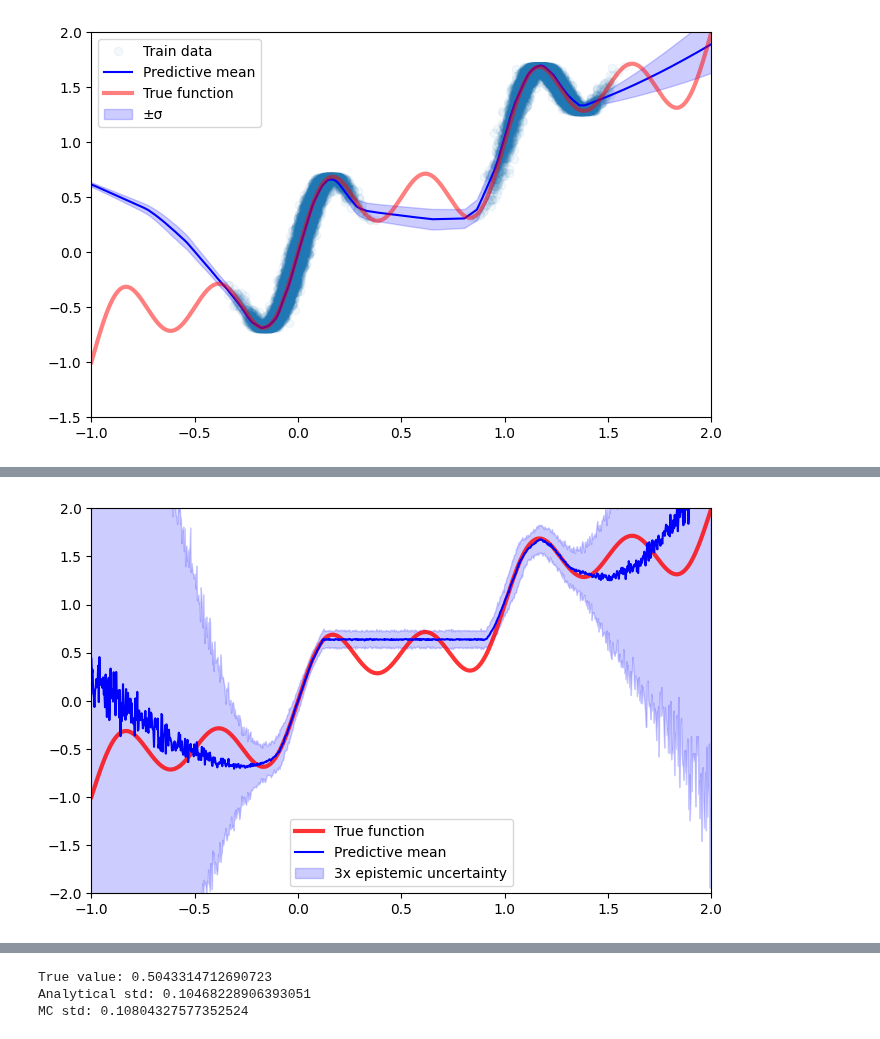
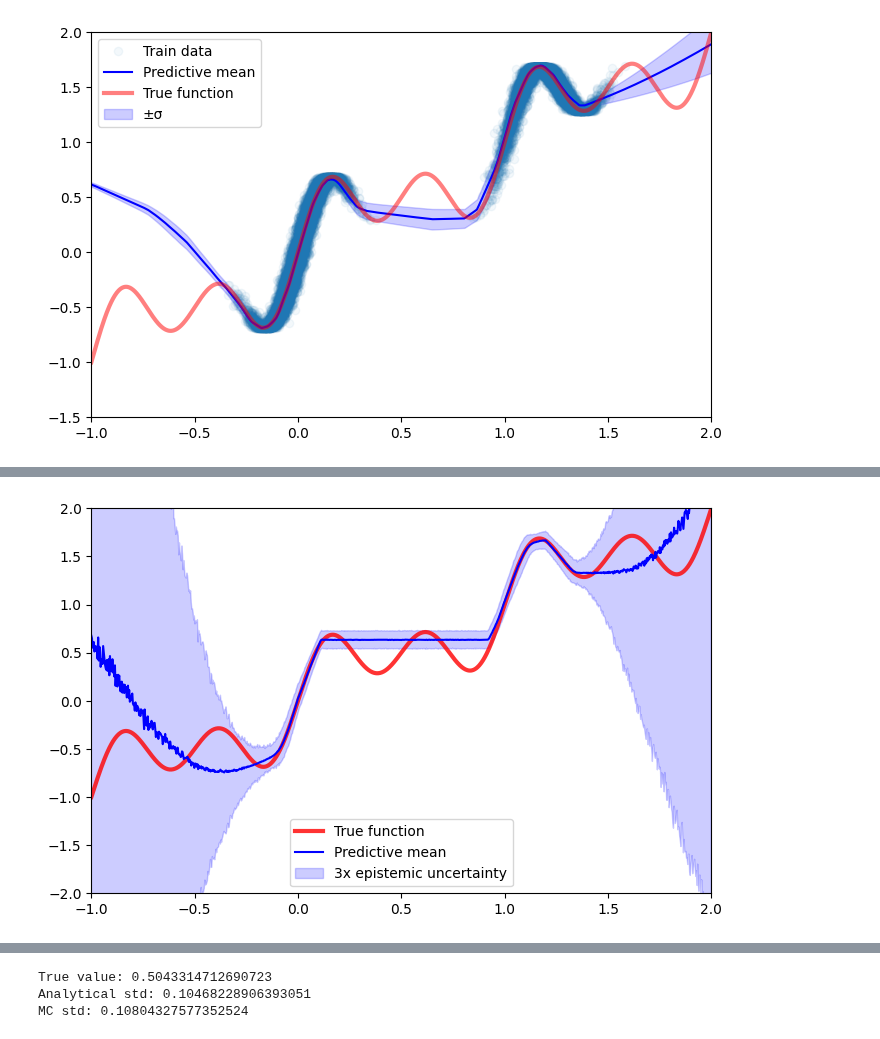
Before and after one commit to kacper-drabicki/redshift, a Jupyter notebook: BNN-testing.ipynb, the cells around one changed output, grey strips where cells are left out. Cells and saved outputs as stored; diff of their text form; code cells hidden in the pictures.

```diff
--- a/BNN-testing.ipynb
+++ b/BNN-testing.ipynb
@@ -282,7 +282,7 @@ x_test = np.linspace(-1, 2, 1000)
 y_test = x_test + 0.3 * np.sin(2 * np.pi * x_test) + 0.3 * np.sin(4 * np.pi * x_test)
 
 means = []
-for _ in range(100):
+for _ in range(1000):
     means.append(model(x_test))
 
 y_mean = np.array(means).mean(axis=0)
@@ -292,7 +292,7 @@ y_std = np.sqrt(y_epistemic_variance)
 
 import matplotlib.pyplot as plt
 plt.figure(figsize=(8,5))
-# plt.plot(X_train, y_train, 'o', label='Train data', alpha=0.1)
+plt.plot(X_train, y_train, 'o', label='Train data', alpha=0.01)
 plt.plot(x_test, y_test, 'r', linewidth=3, label="True function", alpha=0.8)
 plt.plot(x_test, y_mean, color='b', label='Predictive mean')
 plt.fill_between(x_test.flatten(),
@@ -308,31 +308,18 @@ plt.show()
 # %%
-x_test = np.linspace(-1, 2, 1000)
-y_test = x_test + 0.3 * np.sin(2 * np.pi * x_test) + 0.3 * np.sin(4 * np.pi * x_test)
-
-means = []
-for _ in range(100):
-    means.append(model(x_test))
-
-y_mean = np.array(means).mean(axis=0)
-y_epistemic_variance = np.array(means).std(axis=0) ** 2
-y_std = np.sqrt(y_epistemic_variance)
-
-
-import matplotlib.pyplot as plt
 plt.figure(figsize=(8,5))
-# plt.plot(X_train, y_train, 'o', label='Train data', alpha=0.1)
+# plt.plot(X_train, y_train, 'o', label='Train data', alpha=0.01)
 plt.plot(x_test, y_test, 'r', linewidth=3, label="True function", alpha=0.8)
 plt.plot(x_test, y_mean, color='b', label='Predictive mean')
 plt.fill_between(x_test.flatten(),
                  (y_mean - 3 * y_std).reshape(-1),
                  (y_mean + 3 * y_std).reshape(-1),
                  color='blue', alpha=0.2, label='3x epistemic uncertainty')
 plt.ylim(-2,2)
 plt.xlim(-1, 2)
 plt.legend()
 plt.show()
 # %% [output]
-[figure, old version]
+[figure, new version]
 # %%
 # ------ BAYESIAN GAUSSIAN MIXTURE ------
 # %%
```
Also changed, not shown: parts of 12 cells of this notebook, 6 other files.
